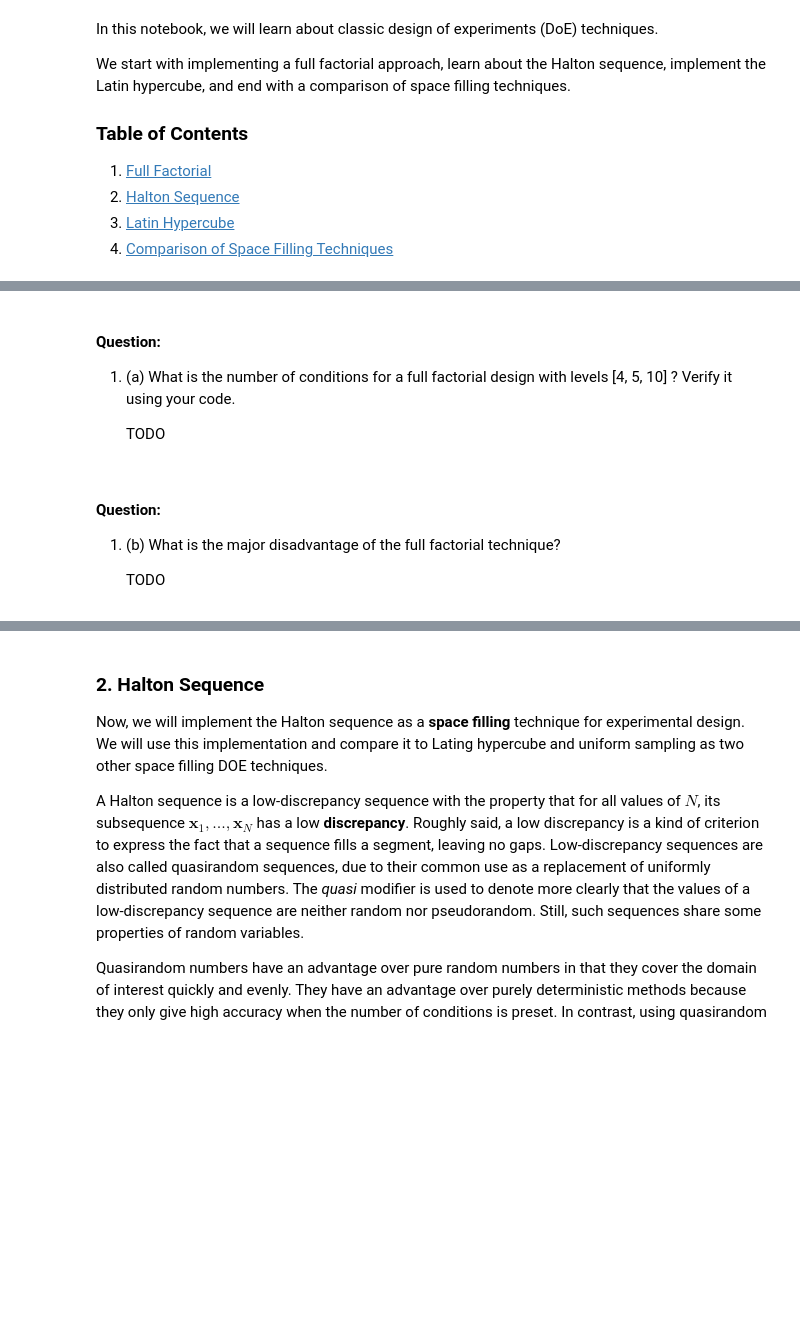
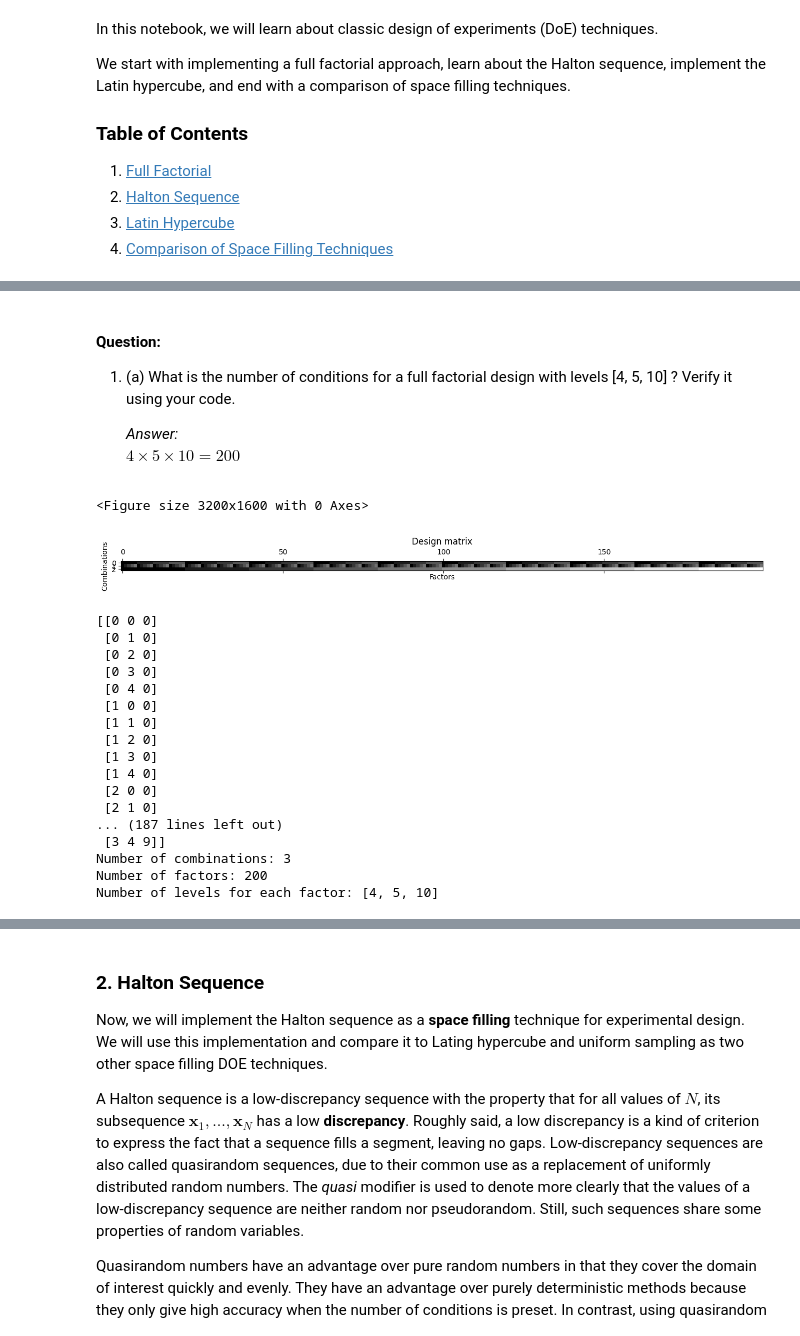
Before and after one commit to Liphip/e2ml, a Jupyter notebook: notebooks/06_classic_doe_II.ipynb, the cells around one changed output, grey strips where cells are left out. Cells and saved outputs as stored; diff of their text form; code cells hidden in the pictures; blank space fills up the shorter version.

```diff
--- a/notebooks/06_classic_doe_II.ipynb
+++ b/notebooks/06_classic_doe_II.ipynb
@@ -31,4 +40,5 @@ We implement the full factorial DoE technique [`full_fac`](../e2ml/experimentati
 #### Question:
 1. (a) What is the number of conditions for a full factorial design with levels [4, 5, 10] ? Verify it using your code.
 
-    TODO
+    _Answer:_ <br/>
+    $4 \times 5 \times 10 = 200$
@@ -39,5 +45,48 @@ from e2ml.experimentation import full_fac
-# %% [markdown]
-#### Question:
-1. (b) What is the major disadvantage of the full factorial technique?
-
-    TODO
+# %%
+from e2ml.experimentation import full_fac
+
+# Set the number of levels for each factor
+levels = [4, 5, 10]
+
+# Create the design matrix
+X = full_fac(levels)
+
+# Plot the design matrix
+fig = plt.figure(figsize=(32, 16))
+plt.matshow(X.T, cmap='gray')
+plt.xlabel('Factors')
+plt.ylabel('Combinations')
+plt.title('Design matrix')
+plt.show()
+
+# Print the design matrix
+print(X)
+
+# Print the number of combinations
+print(f'Number of combinations: {X.shape[1]}')
+
+# Print the number of factors
+print(f'Number of factors: {X.shape[0]}')
+
+# Print the number of levels for each factor
+print(f'Number of levels for each factor: {levels}')
+# %% [output]
+<Figure size 3200x1600 with 0 Axes>
+[figure, added]
+[[0 0 0]
+ [0 1 0]
+ [0 2 0]
+ [0 3 0]
+ [0 4 0]
+ [1 0 0]
+ [1 1 0]
+ [1 2 0]
+ [1 3 0]
+ [1 4 0]
+ [2 0 0]
+ [2 1 0]
+... (187 lines left out)
+ [3 4 9]]
+Number of combinations: 3
+Number of factors: 200
+Number of levels for each factor: [4, 5, 10]
```
Also changed, not shown: parts of 18 cells of this notebook, 3 other files.
